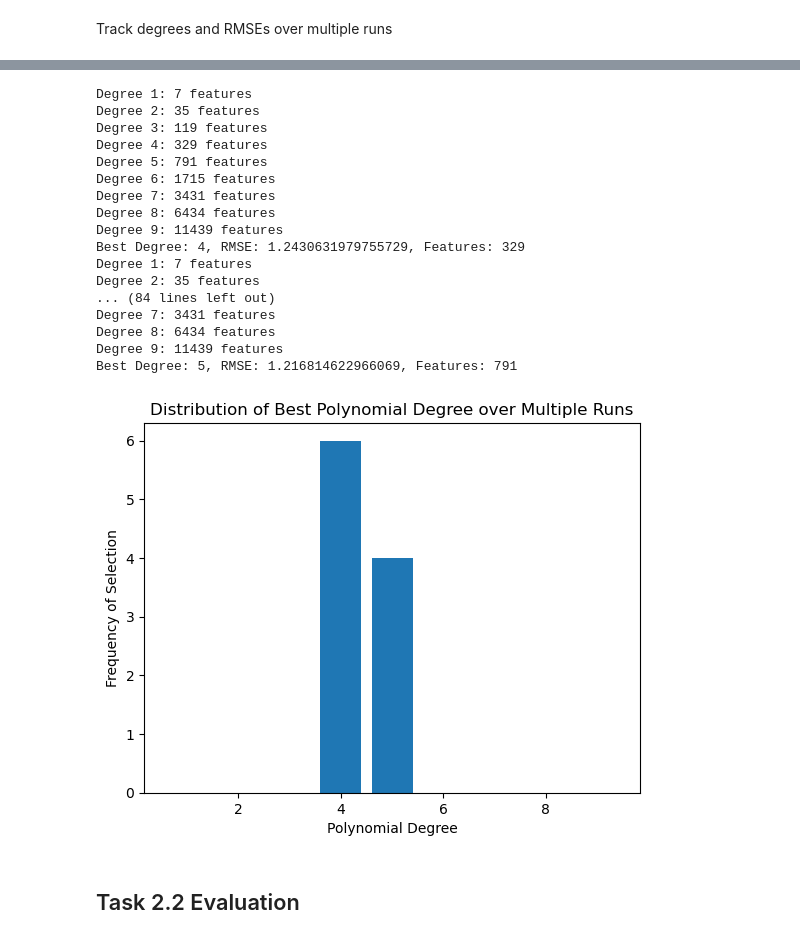
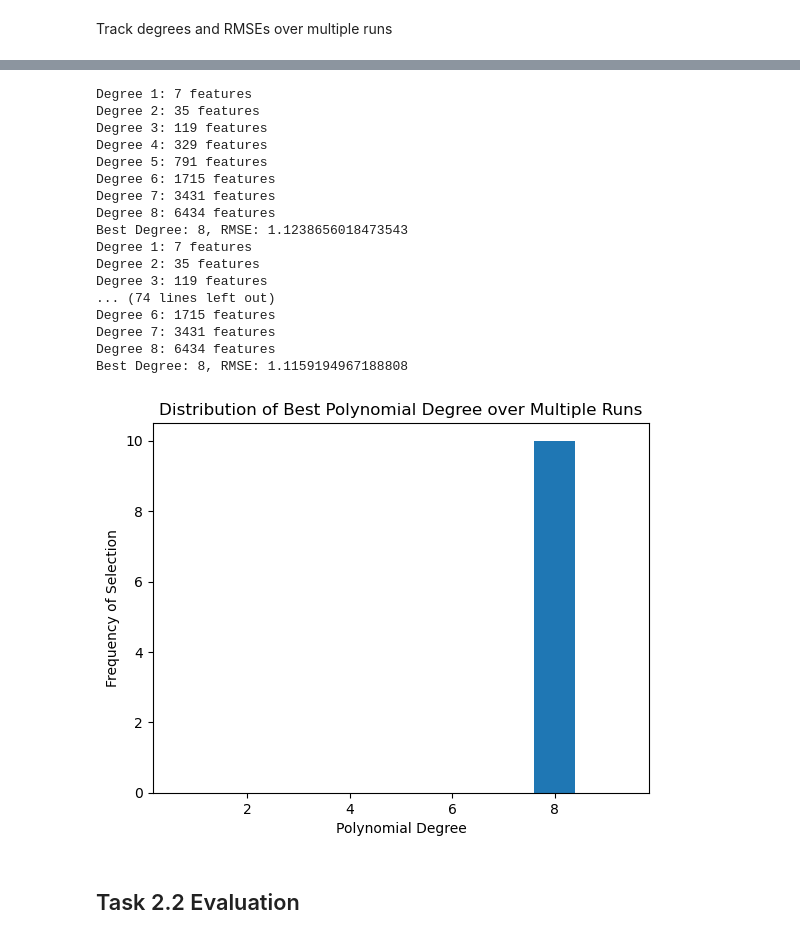
Before and after one commit to RenatoViola/AA_Assignment_1, a Jupyter notebook: Code/assigment.ipynb, the cells around one changed output, grey strips where cells are left out. Drawn from its saved outputs; the diff is of its cells as text; code cells hidden in the pictures.

```diff
--- a/Code/assigment.ipynb
+++ b/Code/assigment.ipynb
@@ -221,4 +285,10 @@ def plot_y_yhat(y_test, y_pred, plot_title = "plot"):
         plt.axis('square')
     plt.savefig(plot_title+'.pdf')
     plt.show()
+# %%
+position_columns = ['x_1', 'y_1', 'x_2', 'y_2', 'x_3', 'y_3']
+
+y_dev_positions = y_dev_df[position_columns].values
+y_pred_positions = y_dev_pred[:, [0, 1, 4, 5, 8, 9]]
+y_test_positions = y_test_df[position_columns].values
 # %%
@@ -234,10 +304,11 @@ Validation RMSE: 1.3345699794722141
 RMSE on the test set
 # %%
 y_test_pred = polyreg.predict(X_test_df)
+y_test_pred_positions = y_test_pred[:, [0, 1, 4, 5, 8, 9]]
 
-plot_y_yhat(y_test_df.values, y_test_pred, plot_title="y_yhat_plot")
+plot_y_yhat(y_test_positions, y_test_pred_positions, plot_title="y_yhat_plot")
 
-rmse = np.sqrt(mean_squared_error(y_test_df, y_test_pred))
+rmse = root_mean_squared_error(y_test_positions, y_test_pred_positions)
 
 print(f"Test RMSE: {rmse}")
 # %% [output]
@@ -268,7 +356,7 @@ prediction_to_submission(y_baseline_pred, '../submissions/baseline_model.csv')
 # %% [markdown]
 ## Task 2.1 Development
 # %%
-def validate_poly_regression(X_train, y_train, X_val, y_val, regressor=None, degrees=range(1, 15), max_features=None):
+def validate_poly_regression(X_train, y_train, X_val, y_val, regressor=None, degrees=range(1, 9), max_features=None):
     best_rmse = np.inf
     best_model = None
     best_degree = None
@@ -293,10 +381,17 @@ def validate_poly_regression(X_train, y_train, X_val, y_val, regressor=None, deg
         if max_features is not None and n_features > max_features:
             break
 
-        print(f"Degree {degree}: {n_features} features")
 
         y_pred = polyreg.predict(X_val)
-        rmse = np.sqrt(mean_squared_error(y_val, y_pred))
+
+        position_columns = ['x_1', 'y_1', 'x_2', 'y_2', 'x_3', 'y_3']
+
+        y_val_positions = y_val[position_columns].values
+        y_pred_positions = y_pred[:, [0, 1, 4, 5, 8, 9]]
+
+        rmse = root_mean_squared_error(y_val_positions, y_pred_positions)
+
+        print(f"Degree {degree}: {n_features} features | rmse: {rmse}")
 
         if rmse < best_rmse:
             best_rmse = rmse
@@ -318,10 +411,10 @@ Best Degree: 4, RMSE: 1.2390236016749252
 # %% [markdown]
 Track degrees and RMSEs over multiple runs
 # %%
-degree_counts = {degree: 0 for degree in range(1,10)}
+degree_counts = {degree: 0 for degree in range(1,9)}
 
 for run in range(10):
-    model, degree, rmse = validate_poly_regression(X_train_df, y_train_df, X_dev_df, y_dev_df, degrees=range(1, 10))
+    model, degree, rmse = validate_poly_regression(X_train_df, y_train_df, X_dev_df, y_dev_df, degrees=range(1, 9))
 
     degree_counts[degree] += 1
 
@@ -352,36 +434,36 @@ Best Degree: 7, RMSE: 1.1495484486349719, Features: 3431
 # %%
 degree_counts = {degree: 0 for degree in range(1,10)}
 
 for run in range(10):
-    model, rmse, degree = validate_poly_regression(X_train_df, y_train_df, X_dev_df, y_dev_df, regressor = RidgeCV())
+    model, degree, rmse = validate_poly_regression(X_train_df, y_train_df, X_dev_df, y_dev_df, regressor = RidgeCV(), degrees=range(1, 9))
 
     # Track the best degree for this run
     degree_counts[degree] += 1
 
 plt.bar(degree_counts.keys(), degree_counts.values())
 plt.xlabel('Polynomial Degree')
 plt.ylabel('Frequency of Selection')
 plt.title('Distribution of Best Polynomial Degree over Multiple Runs')
 plt.show()
 # %% [output]
 Degree 1: 7 features
 Degree 2: 35 features
 Degree 3: 119 features
 Degree 4: 329 features
 Degree 5: 791 features
 Degree 6: 1715 features
 Degree 7: 3431 features
 Degree 8: 6434 features
-Degree 9: 11439 features
-Best Degree: 4, RMSE: 1.2430631979755729, Features: 329
+Best Degree: 8, RMSE: 1.1238656018473543
 Degree 1: 7 features
 Degree 2: 35 features
-... (84 lines left out)
+Degree 3: 119 features
+... (74 lines left out)
+Degree 6: 1715 features
 Degree 7: 3431 features
 Degree 8: 6434 features
-Degree 9: 11439 features
-Best Degree: 5, RMSE: 1.216814622966069, Features: 791
+Best Degree: 8, RMSE: 1.1159194967188808
-[figure, old version]
+[figure, new version]
 # %% [markdown]
 ## Task 2.2 Evaluation
 # %% [markdown]
```
Also changed, not shown: parts of 29 cells of this notebook.
